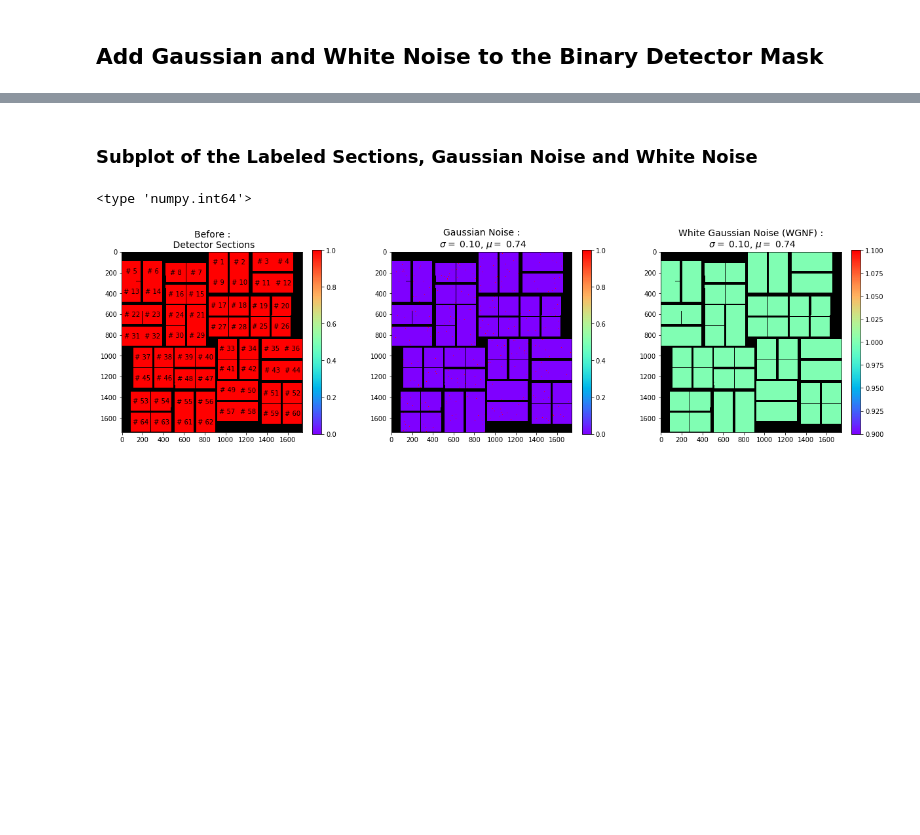
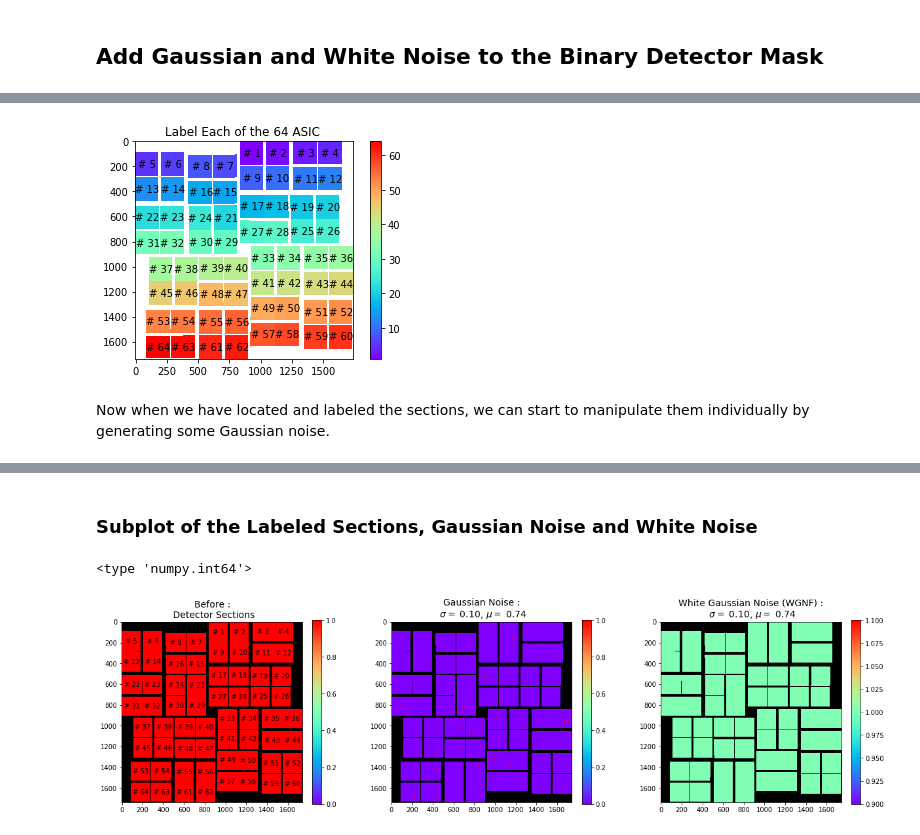
Before and after one commit to Sellberg-lab/XCCA-simulations, a Jupyter notebook: CsCl/Add_Gaussian_Noise_per_Tile-ASIC.ipynb, the cells around one changed output, grey strips where cells are left out. Cells and saved outputs as stored; diff of their text form; code cells hidden in the pictures; blank space fills up the shorter version.

```diff
--- a/CsCl/Add_Gaussian_Noise_per_Tile-ASIC.ipynb
+++ b/CsCl/Add_Gaussian_Noise_per_Tile-ASIC.ipynb
@@ -5,22 +22,25 @@ Start with the detector mask from the experiment and fill in the bad and saturat
 # %%
-import os
-import numpy as np
-from  matplotlib import pyplot as plt
 from scipy import ndimage
 
-this_dir = os.path.dirname(os.path.realpath('test_gnoise_asics.py'))
-mask = np.load("%s/masks/better_mask-assembled.npy" %str(this_dir))
-
+def plot_label_nr(ax,r,c,l):
+    '''
+    Annotate the labeled sections with its label number.
+    '''
+    for ri,ci,li in zip(r,c,range(1,l+1)):
+        ax.annotate( '# %i'%li, xy=(ci,ri ), xytext=(0,0), textcoords='offset points',
+                    ha='center', va='center', fontsize=10 )
+    return
 
 ## ---- Fill in single pixel holes from 'bad' pixels: ----- ##
-asics_test = ndimage.binary_fill_holes(mask).astype(int) ## if not tyecast => floats ##
+asics_test = ndimage.binary_fill_holes(mask).astype(int)
 
 ## ---- For Tile  Selection (185x388, ca 27 pxl gap tile-tile): ---- ##
-#asics_test=ndimage.binary_dilation(asics_test, structure=np.ones([12,18], dtype=int), iterations=1, border_value=0, origin=0, brute_force=False)
+#asics_test=ndimage.binary_dilation(asics_test, structure=np.ones([12,18], dtype=int),
+#                                        iterations=1, border_value=0, origin=0, brute_force=False)
 
-## ---- For ASIC Selection (185x194 pxl, ca 8pxl asic-asic) : ---- ##		!! OBS problem with sub-plots -> scaling joins segments!!
-asics_test=ndimage.binary_dilation(asics_test, structure=np.ones([5,5], dtype=int), iterations=1, border_value=0, origin=0, brute_force=False)
-##asics_test=ndimage.binary_dilation(asics_test, structure=np.ones([7,5], dtype=int), iterations=1, border_value=0, origin=0, brute_force=False)
+## ---- For ASIC Selection (185x194 pxl, ca 8pxl asic-asic) : ---- ##  ## structure [7,5] also work ##
+asics_test=ndimage.binary_dilation(asics_test, structure=np.ones([5,5], dtype=int),
+                                   iterations=1, border_value=0, origin=0, brute_force=False)
 
 img=asics_test.astype(int) 		## if not typecast => < type 'numpy.bool_'>##
 del asics_test
@@ -36,49 +56,11 @@ labels, nlabels = ndimage.label(nzr_idx)
 segments = ndimage.find_objects(labels) ## list of tulpes ##
 
 r,c = np.vstack(ndimage.center_of_mass(img, labels, np.arange(nlabels)+1)).T
-print "\n nlabels: ", nlabels ## = 32 tiles, = 64 asics  ##
+print "\n number of labels: ", nlabels ## = 32 tiles, = 64 asics  ##
 
-
-Gnoise_cmpl= [] # list obj # np.zeros_like(img)
-Wnoise_cmpl= np.zeros_like(img)
-
-#
-## Generate Gaussian-shaped-noise for each labeled unit and summ complete image
-#
-std=0.1 ## std = sqrt(var)= FWHM:  1%. 5%, 10% ##
-mean = img.astype(float).mean() ## ?MAX || MEAN (ca.200) of ring at q:(300,800)##
-print"\n Mean of img: ", mean ## 0.7445379106063028 ##
-for i in range(1,nlabels+1):
-	region=segments[i-1] ## type = tuple  length: 2##
-	region_size = labels[region].shape
-	#print "Shape of selected region in 'labels': ", region_size ## (194, 183)
-	mask_seg_g=np.zeros_like(img)
-	mask_seg_w=np.zeros_like(img)
-
-	## ---- GAUSSIAN noise =>  mean = mean(image) : ----- ##
-	g_noise = np.random.normal(loc=mean, scale=std, size=region_size)
-	## ---- WHITE noise =>  mean = 0.0 : ----- ##
-	w_noise = np.random.normal(loc=0.0, scale=std, size=region_size)
-	#w_noise *= mean ## alt. only fluctuation around 0 and add to image ##
-
-	mask_seg_g[region]=g_noise
-	mask_seg_w[region]=w_noise
-
-	Gnoise_cmpl.append(mask_seg_g) 	## list obj append(Y,X) => (N,Y,X); extend(Z,Y,X)=>(Z*N,Y,X)##
-	Wnoise_cmpl+= mask_seg_w 		## np.array (Y,X) ##
-
-## Make lists to numpy arrays: ##
-Gnoise_cmpl= np.asarray(Gnoise_cmpl) ## np.array (#labels,Y,X) ##
-#Wnoise_cmpl= np.asarray(Wnoise_cmpl)
-print "\nDim of Gaussian-noise, 1 per label: ", Gnoise_cmpl.shape
-## Sum segments together to patch together complete image ##
-Gnoise_cmpl= np.sum(Gnoise_cmpl,0)
-#Wnoise_cmpl= np.sum(Wnoise_cmpl,0)
-print "Dim of Gaussian-noise compilation: ", Gnoise_cmpl.shape
-
-#
-## Add Complete Noise-map to the signal (signal + noise): ##
-#
-img_g_noisy = Gnoise_cmpl
-img_w_noisy = Wnoise_cmpl + img
+plt.imshow(np.ma.masked_array(labels, ~nzr_idx), cmap=plt.cm.rainbow); plt.colorbar()
+ax=plt.gca()
+plot_label_nr(ax,r,c,nlabels)
+plt.title('Label Each of the %i ASIC '%nlabels)
+plt.show()
 # %% [output]
@@ -90,0 +68,3 @@ Dim of Gaussian-noise compilation:  (1738, 1742)
+[figure, added]
+# %% [markdown]
+Now when we have located and labeled the sections, we can start to manipulate them individually by generating some Gaussian noise.
```
Also changed, not shown: parts of 6 cells of this notebook, 5 other files.
